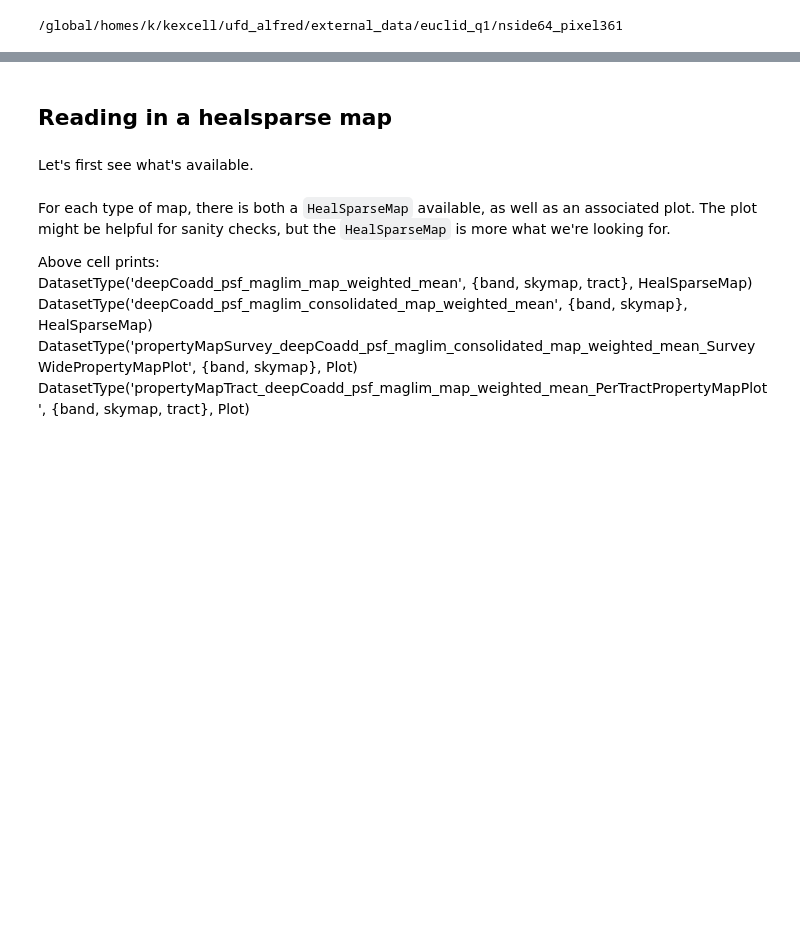
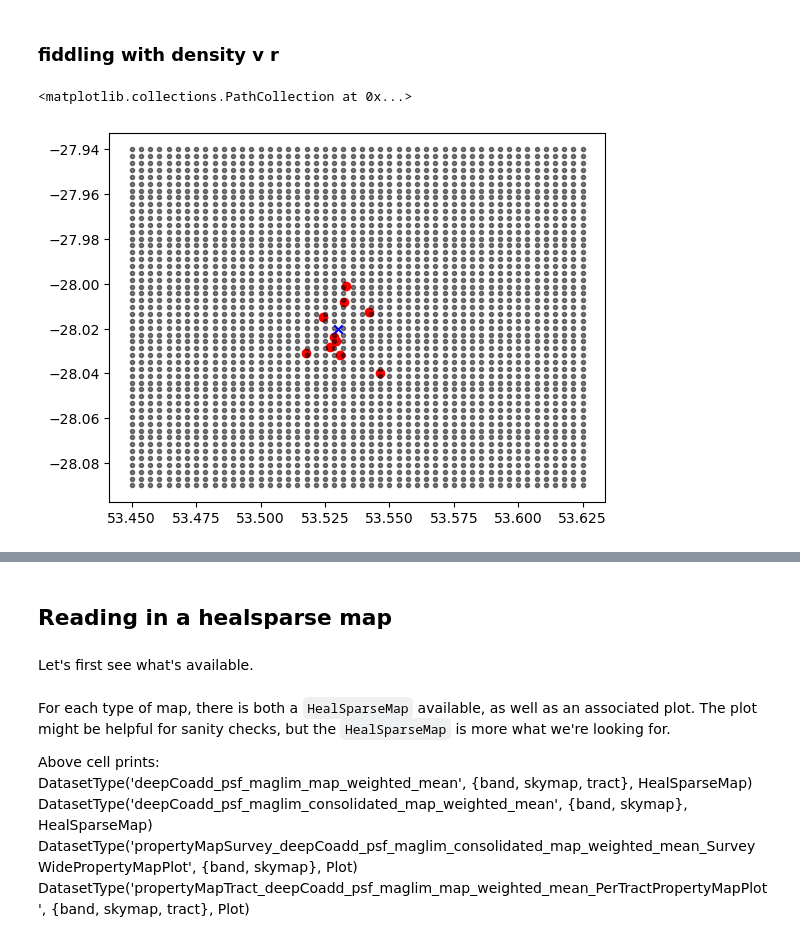
Before and after one commit to LSSTDESC/ufd_alfred, a Jupyter notebook: exploration.ipynb, the cells around one changed output, grey strips where cells are left out. Drawn from its saved outputs; the diff is of its cells as text; code cells hidden in the pictures; blank space fills up the shorter version.

```diff
--- a/exploration.ipynb
+++ b/exploration.ipynb
@@ -15,11 +0,0 @@ if not os.path.exists(euclid_pixel_dir):
-# %%
-pixel_data_dir = f'/nside64_pixel361'
-cutout_names = 'des_y6_euclid_q1'
-parts = cutout_names.split('_')
-name = parts[parts.index('euclid')] + '_' + parts[parts.index('euclid')+1]
-euclid_pixel_dir = data_dir + '/' + name + pixel_data_dir
-if not os.path.exists(euclid_pixel_dir):
-    print(euclid_pixel_dir)
-    os.mkdir(euclid_pixel_dir)
-# %% [output]
-/global/homes/k/kexcell/ufd_alfred/external_data/euclid_q1/nside64_pixel361
@@ -45,0 +1,31 @@ print(t)
+# %% [markdown]
+### fiddling with density v r
+# %%
+import numpy as np
+import matplotlib.pyplot as plt
+from matplotlib.patches import Annulus, Circle
+from ugali.utils import projector
+
+#defining centers and such
+c_ra, c_dec = 53.53, -28.02
+aper_r = 0.04
+
+fake_peak_ra = np.random.normal(loc=c_ra, scale=0.01, size=(10,))
+fake_peak_dec = np.random.normal(loc=c_dec, scale=0.01, size=(10,))
+peak_angsep = projector.angsep(c_ra, c_dec,
+                               fake_peak_ra, fake_peak_dec)
+
+mesh_ra = np.linspace(53.45, 53.625)
+mesh_dec = np.linspace(-27.94, -28.09)
+#mesh_coords = SkyCoord(ra=mesh_ra*u.deg,dec=mesh_dec*u.deg, frame='icrs')
+#mesh_x, mesh_y = wcs.world_to_pixel(mesh_coords)
+unif_ra, unif_dec = np.meshgrid(mesh_ra, mesh_dec)
+uniform_angsep = projector.angsep(c_ra, c_dec,
+                                  unif_ra, unif_dec)
+# %%
+plt.scatter(fake_peak_ra, fake_peak_dec, marker = 'o', color = 'r')
+plt.scatter(unif_ra, unif_dec, marker = '.', color = 'k', alpha=0.5)
+plt.scatter(c_ra, c_dec, marker = 'x', color = 'b')
+# %% [output]
+<matplotlib.collections.PathCollection at 0x...>
+[figure, added]
```
Also changed, not shown: parts of 12 cells of this notebook, 5 other files.
